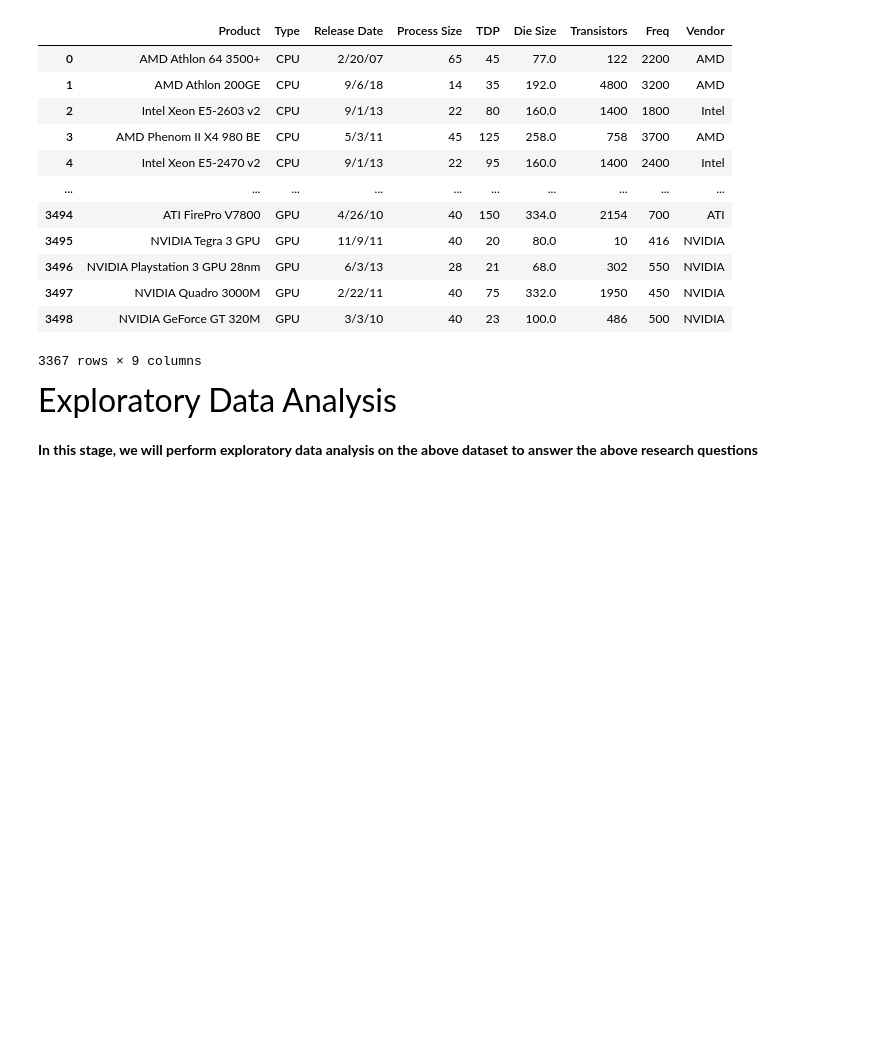
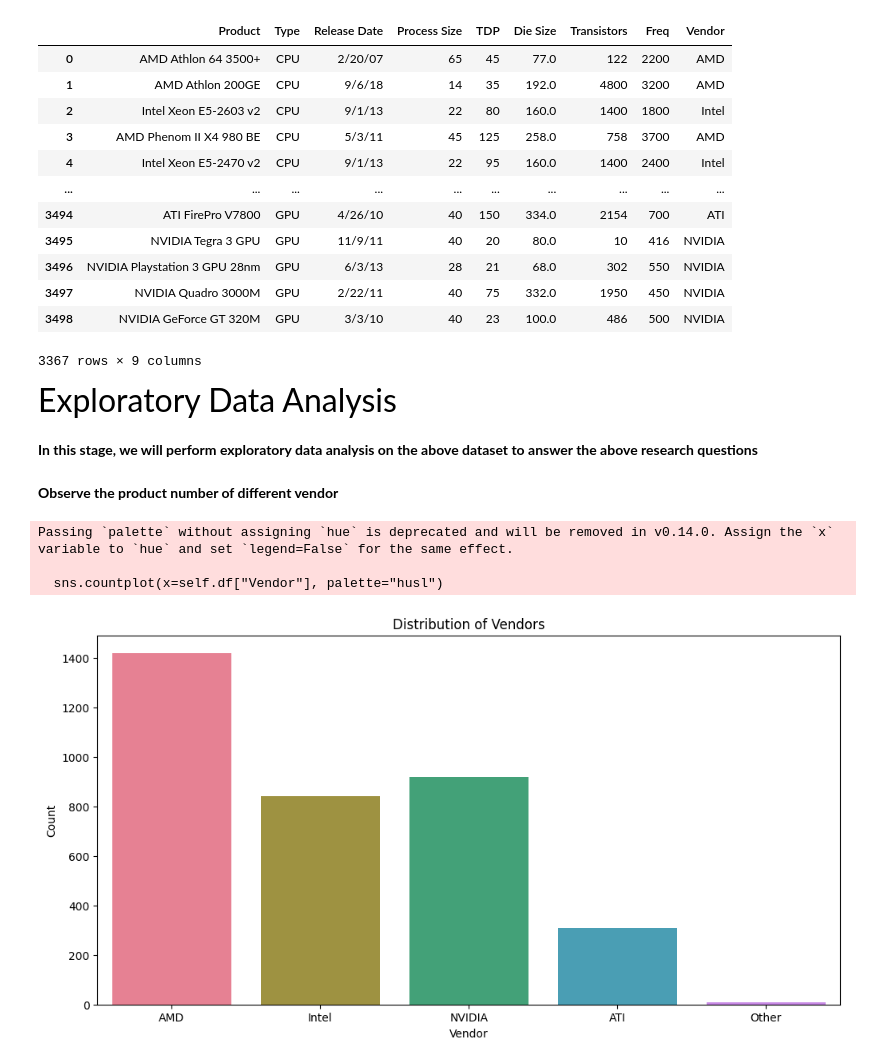
Before and after one commit to Zhengnan817/Project-3-Data-Reconstruction-and-Analysis, a Jupyter notebook: data_reconstruction_and_analysis.ipynb, the cells around one changed output. Drawn from its saved outputs; the diff is of its cells as text; code cells hidden in the pictures; blank space fills up the shorter version.

```diff
--- a/data_reconstruction_and_analysis.ipynb
+++ b/data_reconstruction_and_analysis.ipynb
@@ -35,8 +35,9 @@ from src.my_package.data_summary import Data_process
 
 #Put my own path here
 my_file_path = '/Users/lizhengnan/Desktop/project-3/Project-3-Data-Reconstruction-and-Analysis/src/my_package/data/chip_dataset.csv'
-cpu_table = Data_process(my_file_path )
-cpu_table.view_data()
+cpu_table = Data_process(my_file_path)
+df = cpu_table.view_data()
+df.head()
 # %% [output]
 |  | Product | Type | Release Date | Process Size | TDP | Die Size | Transistors | Freq | Vendor |
 | 0 | AMD Athlon 64 3500+ | CPU | 2/20/07 | 65 | 45 | 77.0 | 122 | 2200 | AMD |
@@ -96,3 +113,14 @@ cpu_table.remove_null()
 <font size="6"> Exploratory Data Analysis </font>
 # %% [markdown]
 **In this stage, we will perform exploratory data analysis on the above dataset to answer the above research questions**
+# %% [markdown]
+**Observe the product number of different vendor**
+# %%
+from src.my_package.exploratory_data_analysis import EDA  # noqa: E402
+EDA_part = EDA(df)
+type_distribution = EDA_part.vendor_distribute()
+# %% [output]
+Passing `palette` without assigning `hue` is deprecated and will be removed in v0.14.0. Assign the `x` variable to `hue` and set `legend=False` for the same effect.
+
+  sns.countplot(x=self.df["Vendor"], palette="husl")
+[figure, added]
```
Also changed, not shown: parts of 5 cells of this notebook, 2 other files.
